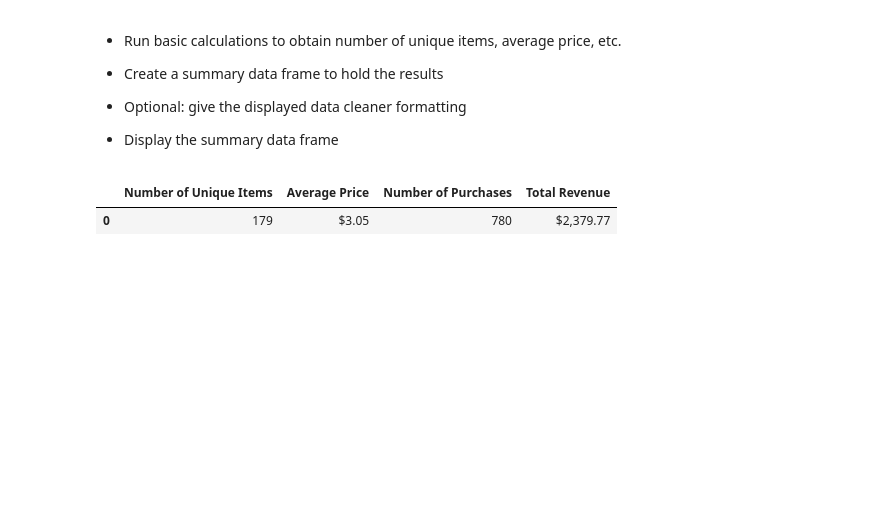
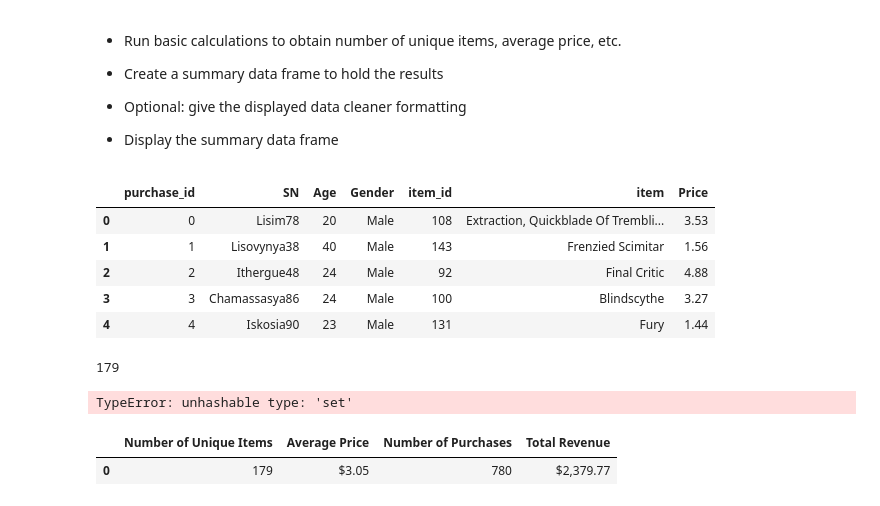
Before and after one commit to maylacdao/pandas-heroes-of-pymoli-analysis, a Jupyter notebook: analysis/HeroesOfPymoli_starter.ipynb, the cells around one changed output. Cells and saved outputs as stored; diff of their text form; code cells hidden in the pictures; blank space fills up the shorter version.

```diff
--- a/analysis/HeroesOfPymoli_starter.ipynb
+++ b/analysis/HeroesOfPymoli_starter.ipynb
@@ -46,3 +41,6 @@ raw_data
+# %%
+#rename columns
+renamed_data = raw_data.rename(columns={"Purchase ID":"purchase_id", "Item ID":"item_id", "Item Name":"item"})
 # %% [markdown]
 ## Player Count
 # %% [markdown]
@@ -62,6 +63,27 @@ player_count = len(raw_data.SN.unique())
 
 
 * Display the summary data frame
+# %%
+renamed_data.head(5)
+# %% [output]
+|  | purchase_id | SN | Age | Gender | item_id | item | Price |
+| 0 | 0 | Lisim78 | 20 | Male | 108 | Extraction, Quickblade Of Trembli... | 3.53 |
+| 1 | 1 | Lisovynya38 | 40 | Male | 143 | Frenzied Scimitar | 1.56 |
+| 2 | 2 | Ithergue48 | 24 | Male | 92 | Final Critic | 4.88 |
+| 3 | 3 | Chamassasya86 | 24 | Male | 100 | Blindscythe | 3.27 |
+| 4 | 4 | Iskosia90 | 23 | Male | 131 | Fury | 1.44 |
+# %%
+#Number of Unique Items
+unique_items = len(renamed_data.item.unique())
+unique_items
+# %% [output]
+179
+# %%
+#average price of items
+avg_price = renamed_data.price.mean()
+avg_price
+# %% [output]
+TypeError: unhashable type: 'set'
 # %%
 # %% [output]
 |  | Number of Unique Items | Average Price | Number of Purchases | Total Revenue |
```
Also changed, not shown: parts of 4 cells of this notebook.
